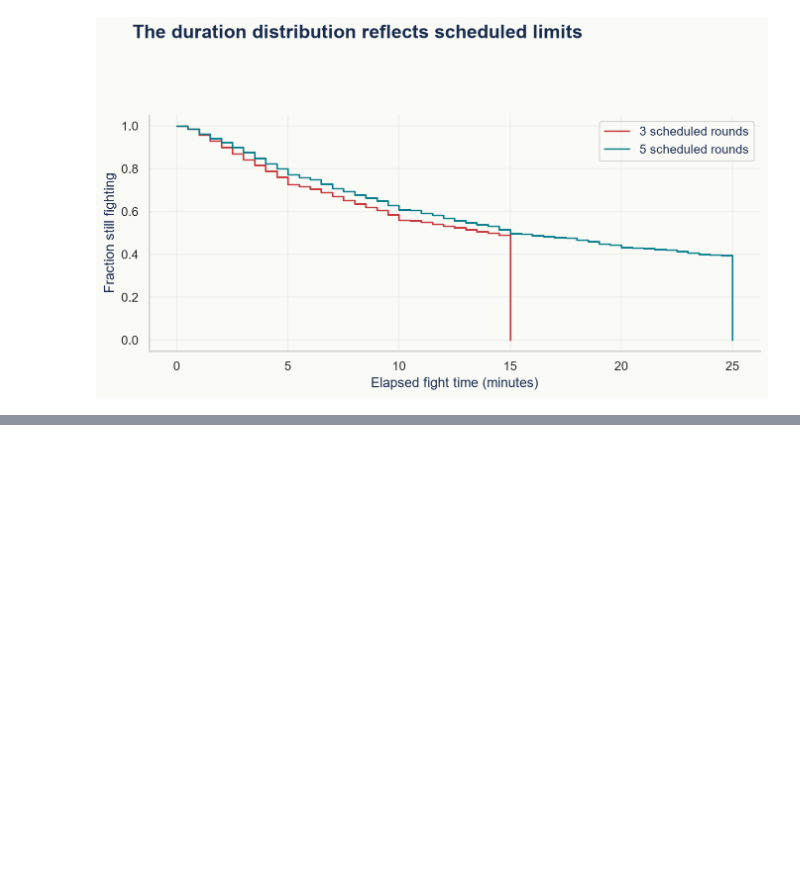
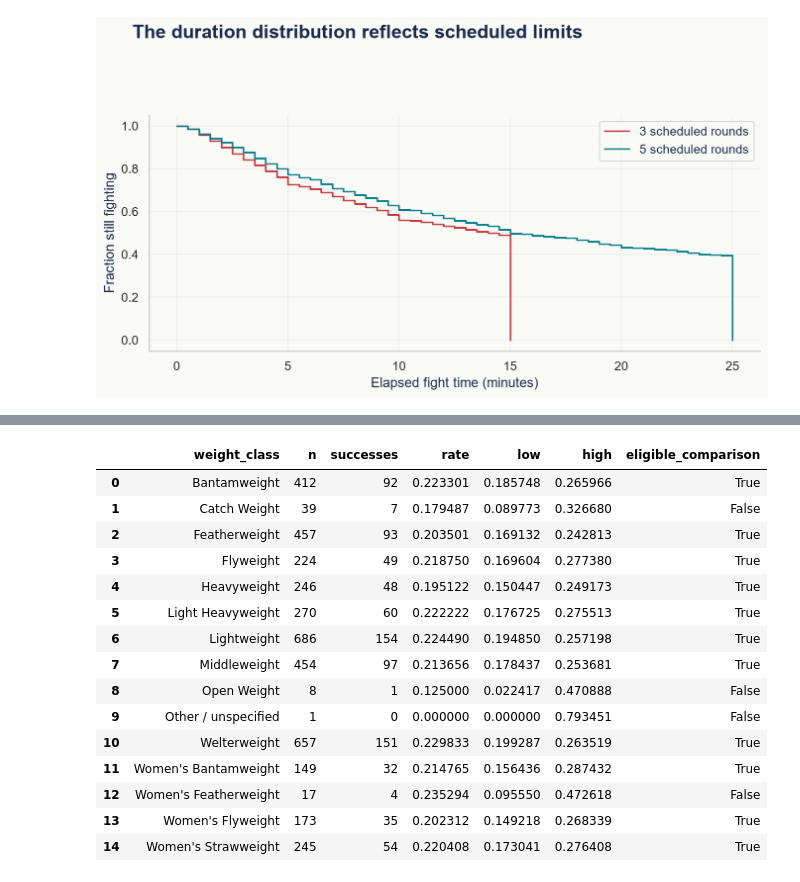
Before and after one commit to DQuanBui/UFC_Fights_Analysis, a Jupyter notebook: notebooks/05_fight_analysis.ipynb, the cells around one changed output, grey strips where cells are left out. Cells and saved outputs as stored; diff of their text form; code cells hidden in the pictures; blank space fills up the shorter version.

Commit message:
feat: explain decision shifts judging patterns and first rematches

```diff
--- a/notebooks/05_fight_analysis.ipynb
+++ b/notebooks/05_fight_analysis.ipynb
@@ -146,0 +151,4 @@ ax.legend(); show(finish(fig,'The duration distribution reflects scheduled limit
+# %%
+from src.research import run_chapter, display_answers
+deep_tables, deep_answers = run_chapter('05')
+display_answers(deep_answers)
@@ -146,0 +191,19 @@ ax.legend(); show(finish(fig,'The duration distribution reflects scheduled limit
+# %%
+display(deep_tables['deep_divided_decisions'])
+# %% [output]
+|  | weight_class | n | successes | rate | low | high | eligible_comparison |
+| 0 | Bantamweight | 412 | 92 | 0.223301 | 0.185748 | 0.265966 | True |
+| 1 | Catch Weight | 39 | 7 | 0.179487 | 0.089773 | 0.326680 | False |
+| 2 | Featherweight | 457 | 93 | 0.203501 | 0.169132 | 0.242813 | True |
+| 3 | Flyweight | 224 | 49 | 0.218750 | 0.169604 | 0.277380 | True |
+| 4 | Heavyweight | 246 | 48 | 0.195122 | 0.150447 | 0.249173 | True |
+| 5 | Light Heavyweight | 270 | 60 | 0.222222 | 0.176725 | 0.275513 | True |
+| 6 | Lightweight | 686 | 154 | 0.224490 | 0.194850 | 0.257198 | True |
+| 7 | Middleweight | 454 | 97 | 0.213656 | 0.178437 | 0.253681 | True |
+| 8 | Open Weight | 8 | 1 | 0.125000 | 0.022417 | 0.470888 | False |
+| 9 | Other / unspecified | 1 | 0 | 0.000000 | 0.000000 | 0.793451 | False |
+| 10 | Welterweight | 657 | 151 | 0.229833 | 0.199287 | 0.263519 | True |
+| 11 | Women's Bantamweight | 149 | 32 | 0.214765 | 0.156436 | 0.287432 | True |
+| 12 | Women's Featherweight | 17 | 4 | 0.235294 | 0.095550 | 0.472618 | False |
+| 13 | Women's Flyweight | 173 | 35 | 0.202312 | 0.149218 | 0.268339 | True |
+| 14 | Women's Strawweight | 245 | 54 | 0.220408 | 0.173041 | 0.276408 | True |
```
Also changed, not shown: parts of 5 cells of this notebook, 8 other files.
